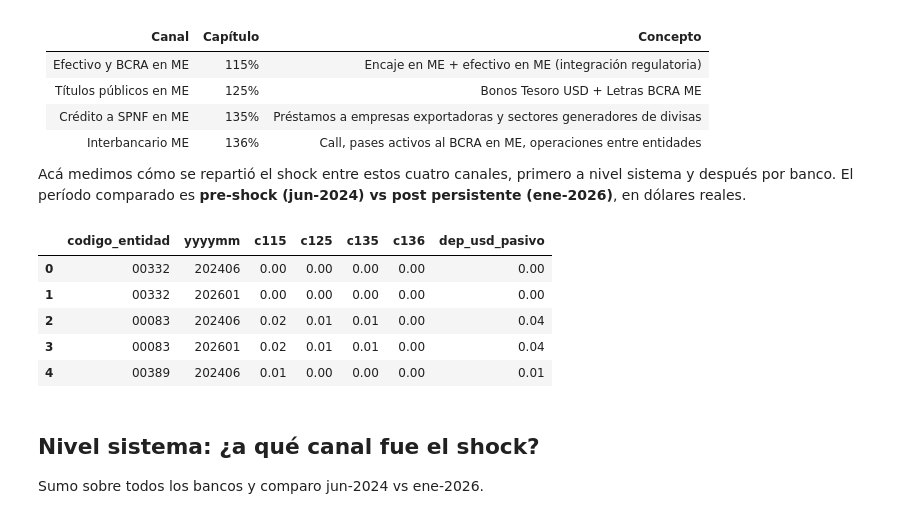
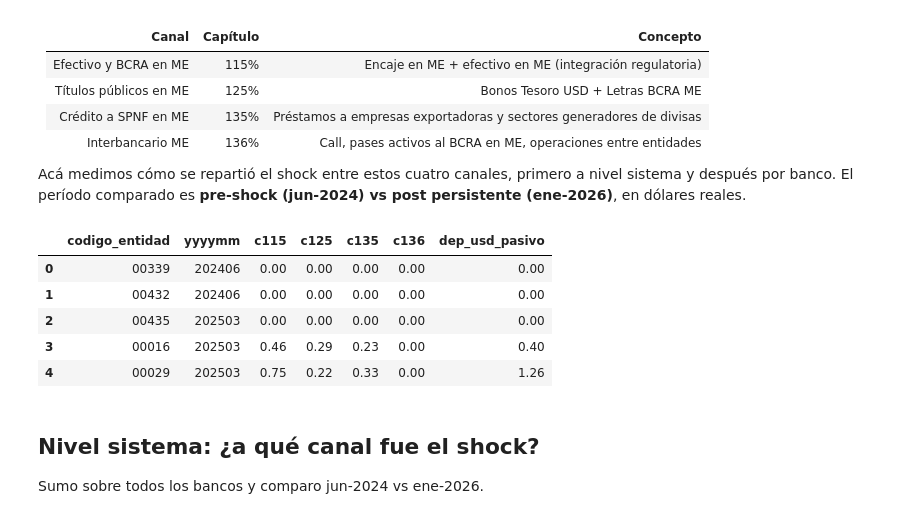
Before and after one commit to ivanurquiza/Macroprudential_Regulation_Lending_Channel, a Jupyter notebook: code/analisis/01_Shock_Analysis.ipynb, the cells around one changed output. Cells and saved outputs as stored; diff of their text form; code cells hidden in the pictures.

```diff
--- a/code/analisis/01_Shock_Analysis.ipynb
+++ b/code/analisis/01_Shock_Analysis.ipynb
@@ -894,31 +925,31 @@ Acá medimos cómo se repartió el shock entre estos cuatro canales, primero a n
 # %%
 q = f"""
 select p.codigo_entidad, p.yyyymm,
        abs(sum(case when p.codigo_cuenta like '115%' then p.saldo else 0 end)) as c115,
        abs(sum(case when p.codigo_cuenta like '125%' then p.saldo else 0 end)) as c125,
        abs(sum(case when p.codigo_cuenta like '135%' then p.saldo else 0 end)) as c135,
        abs(sum(case when p.codigo_cuenta like '136%' then p.saldo else 0 end)) as c136,
        abs(sum(case when p.codigo_cuenta like '315%' or p.codigo_cuenta like '316%' then p.saldo else 0 end)) as dep_usd_pasivo
 from panel_bancos p
-where p.yyyymm in (202406, 202601)
+where p.yyyymm in ({T0}, {T1_CORTO})
 group by p.codigo_entidad, p.yyyymm
 """
 por_banco_canal = duckdb.sql(q).df()
 por_banco_canal = por_banco_canal.merge(fx_eom, on="yyyymm", how="left")
 
 # Convierto todo a USD (miles de millones) dividiendo por el TC de cada mes
 for c in ["c115", "c125", "c135", "c136", "dep_usd_pasivo"]:
     por_banco_canal[c] = por_banco_canal[c] / por_banco_canal["tc_a3500"] / 1e9
 
 por_banco_canal = por_banco_canal.drop(columns=["tc_a3500"])
 por_banco_canal.head()
 # %% [output]
 |  | codigo_entidad | yyyymm | c115 | c125 | c135 | c136 | dep_usd_pasivo |
-| 0 | 00332 | 202406 | 0.00 | 0.00 | 0.00 | 0.00 | 0.00 |
-| 1 | 00332 | 202601 | 0.00 | 0.00 | 0.00 | 0.00 | 0.00 |
-| 2 | 00083 | 202406 | 0.02 | 0.01 | 0.01 | 0.00 | 0.04 |
-| 3 | 00083 | 202601 | 0.02 | 0.01 | 0.01 | 0.00 | 0.04 |
-| 4 | 00389 | 202406 | 0.01 | 0.00 | 0.00 | 0.00 | 0.01 |
+| 0 | 00339 | 202406 | 0.00 | 0.00 | 0.00 | 0.00 | 0.00 |
+| 1 | 00432 | 202406 | 0.00 | 0.00 | 0.00 | 0.00 | 0.00 |
+| 2 | 00435 | 202503 | 0.00 | 0.00 | 0.00 | 0.00 | 0.00 |
+| 3 | 00016 | 202503 | 0.46 | 0.29 | 0.23 | 0.00 | 0.40 |
+| 4 | 00029 | 202503 | 0.75 | 0.22 | 0.33 | 0.00 | 1.26 |
 # %% [markdown]
 ## Nivel sistema: ¿a qué canal fue el shock?
 
```
Also changed, not shown: parts of 14 cells of this notebook, 1 other file.
